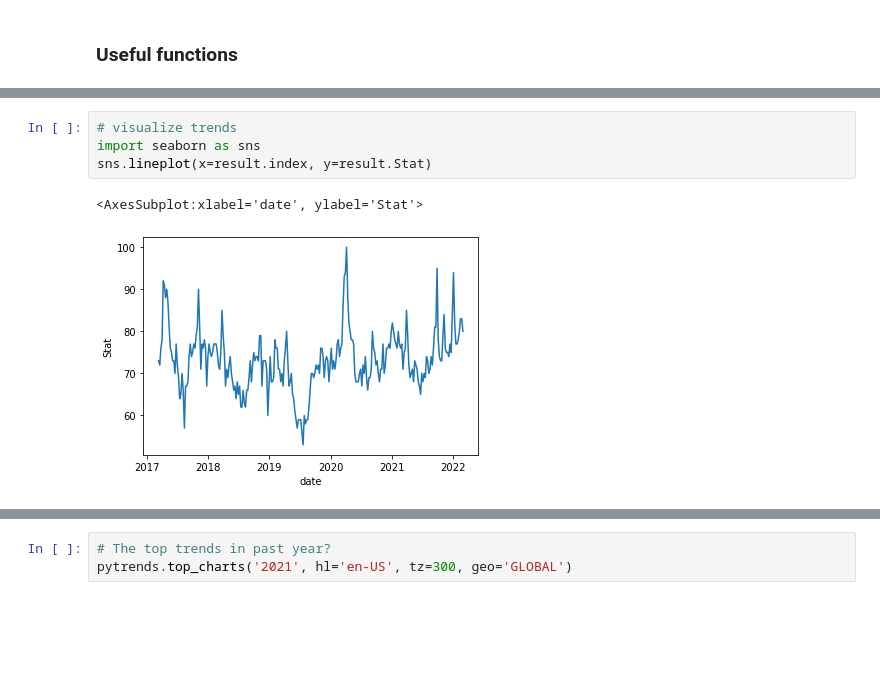
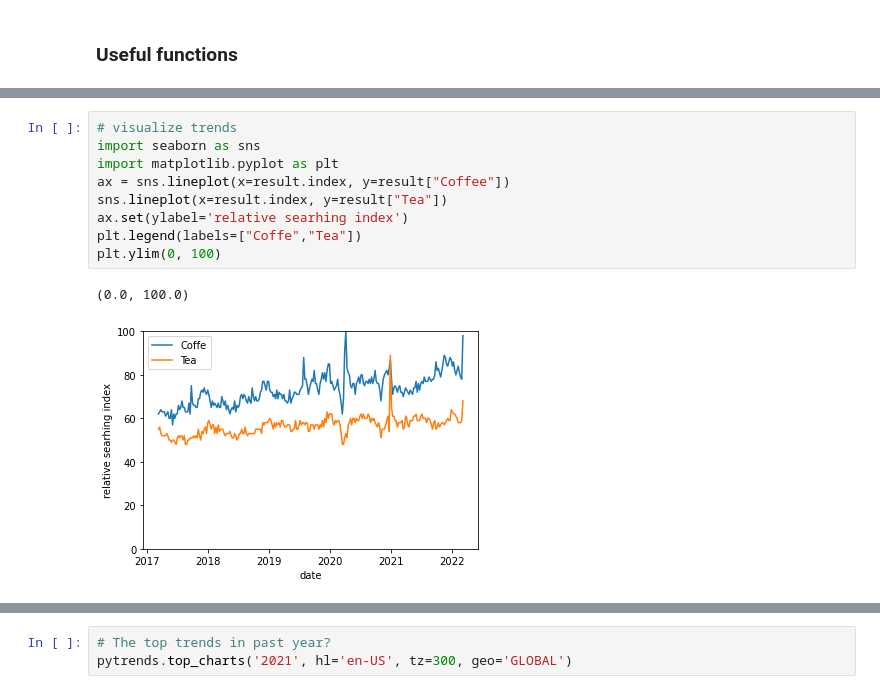
Before and after one commit to kaiwenh4/Stat170-Project, a Jupyter notebook: Google_trend.ipynb, the cells around one changed output, grey strips where cells are left out. Saved outputs shown, nothing was run; the diff lists cells and outputs as text; blank space fills up the shorter version.

```diff
--- a/Google_trend.ipynb
+++ b/Google_trend.ipynb
@@ -56,10 +56,15 @@ result
 # %%
 # visualize trends
 import seaborn as sns
-sns.lineplot(x=result.index, y=result.Stat)
+import matplotlib.pyplot as plt
+ax = sns.lineplot(x=result.index, y=result["Coffee"])
+sns.lineplot(x=result.index, y=result["Tea"])
+ax.set(ylabel='relative searhing index')
+plt.legend(labels=["Coffe","Tea"])
+plt.ylim(0, 100)
 # %% [output]
-<AxesSubplot:xlabel='date', ylabel='Stat'>
+(0.0, 100.0)
-[figure, old version]
+[figure, new version]
 # %%
 # search for real time trends
 pytrends.trending_searches(pn='united_states').head()
```
Also changed, not shown: parts of 4 cells of this notebook, 4 other files.
